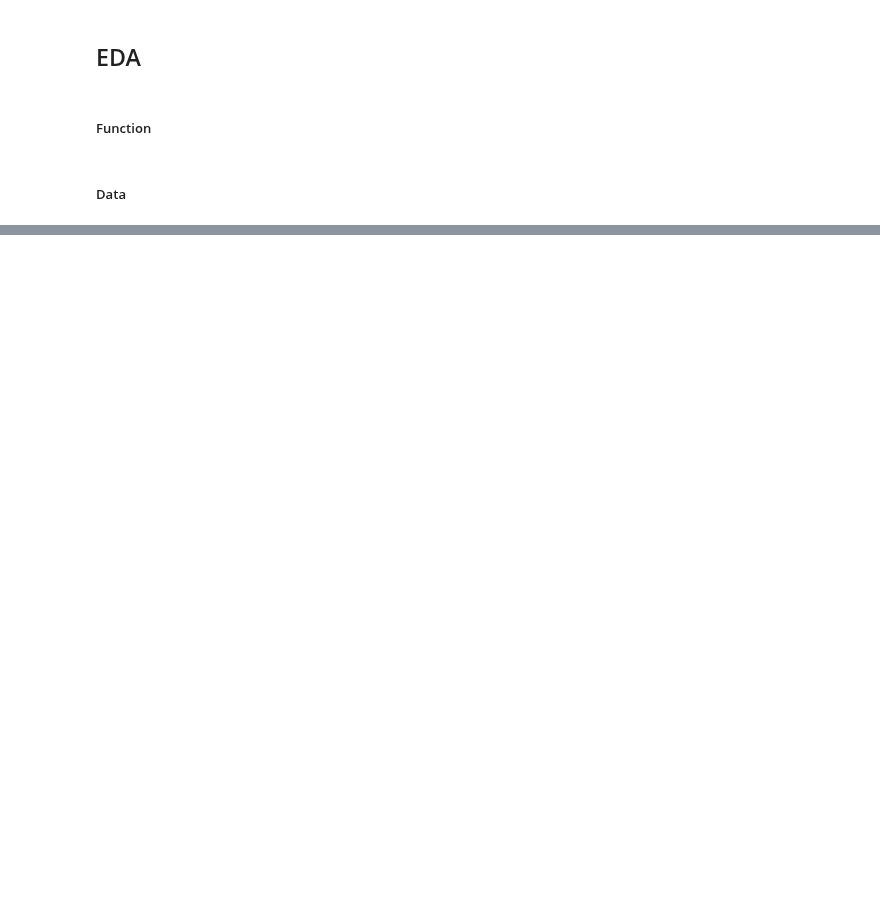
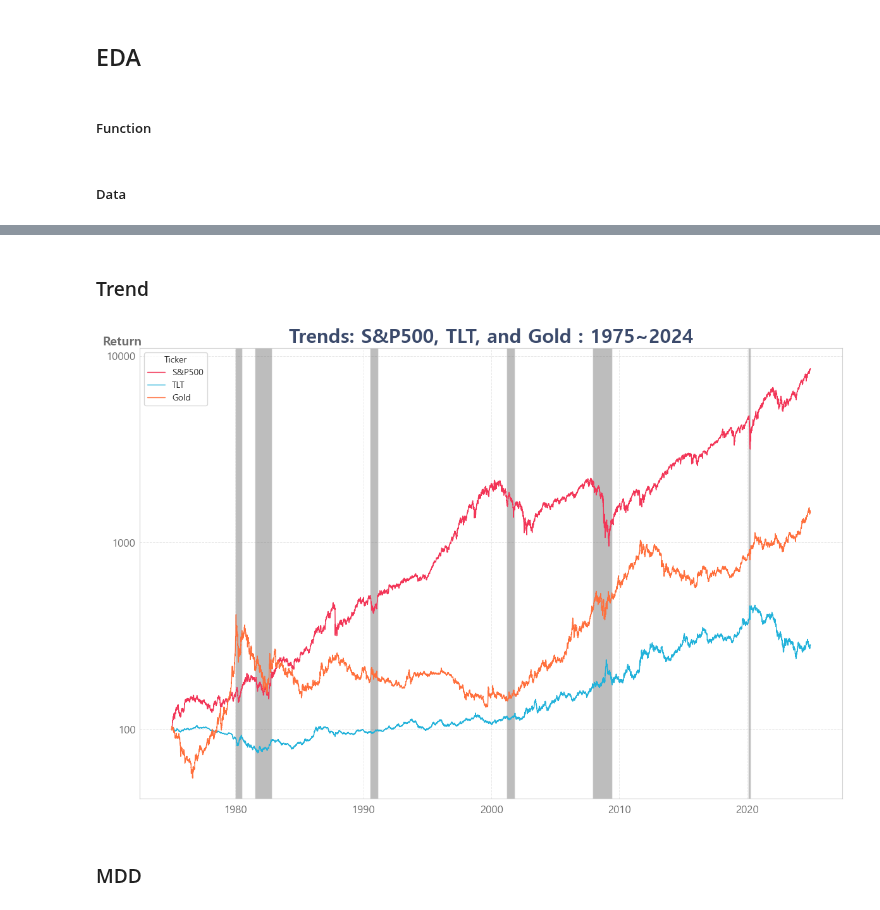
Before and after one commit to sdjhs0327/ws_fn, a Jupyter notebook: strategy/99_04_Report_portfolio.ipynb, the cells around one changed output, grey strips where cells are left out. Drawn from its saved outputs; the diff is of its cells as text; code cells hidden in the pictures; blank space fills up the shorter version.

```diff
--- a/strategy/99_04_Report_portfolio.ipynb
+++ b/strategy/99_04_Report_portfolio.ipynb
@@ -191,31 +218,40 @@ plt.show()
+# %% [markdown]
+### Trend
 # %%
-_df = return_df_type7[['SCHD', '6:4', 'TLT']].copy().reset_index()
-_df = _df.melt(id_vars='index', value_vars=_df.columns, var_name='Ticker', value_name='Value')
+## 시세 트랜드
+_df = dataset[['S&P500', 'TLT', 'Gold']].copy().reset_index()
+_df = _df.melt(id_vars='Date', value_vars=_df.columns, var_name='Ticker', value_name='Value')
 
 plt.figure(figsize=figsize)
-colors = [color_norm, color_sub, color_cont]
-lineplot = sns.lineplot(data=_df, x='index', y='Value', hue='Ticker', palette=colors, linestyle='-', linewidth=2)
-plt.title(f'5-Year Rolling Returns : {dataset_imputed_small.index[0].year}~{dataset_imputed_small.index[-1].year}', fontsize=22, fontweight='bold', color=color_basic)
+colors = [color_norm, color_cont, color_sub]
+lineplot = sns.lineplot(data=_df, x='Date', y='Value', hue='Ticker', palette=colors, linestyle='-', linewidth=1)
+plt.title(f'Trends: S&P500, TLT, and Gold : {dataset.index[0].year}~{dataset.index[-1].year}', fontsize=22, fontweight='bold', color=color_basic)
 plt.ylabel("Return", fontsize=14, labelpad=-40, fontweight="bold", color=color_around, loc="top", rotation=0)
 plt.xlabel("")
 plt.xticks(fontsize=12, color=color_around)
 plt.yticks(fontsize=12, color=color_around)
 
-
-# % 단위를 추가하는 포맷터 함수 정의
-def percent_formatter(x, pos):
-    return f"{int(x)}%"
-# X축, Y축에 % 포맷터 적용
-plt.gca().yaxis.set_major_formatter(FuncFormatter(percent_formatter))
 # 눈금과 축 간격 줄이기
 plt.gca().tick_params(axis="y", pad=1)  # Y축 눈금 패딩 조정
 
-plt.axvspan('2001-03-02', '2001-11-02', facecolor='gray', alpha=0.45)
-plt.axvspan('2007-12-04', '2009-06-01', facecolor='gray', alpha=0.45)
+plt.axvspan('1980-01-02', '1980-07-02', facecolor=color_around, alpha=0.45)
+plt.axvspan('1981-07-01', '1982-11-03', facecolor=color_around, alpha=0.45)
+plt.axvspan('1990-07-05', '1991-03-01', facecolor=color_around, alpha=0.45)
+plt.axvspan('2001-03-02', '2001-11-02', facecolor=color_around, alpha=0.45)
+plt.axvspan('2007-12-04', '2009-06-01', facecolor=color_around, alpha=0.45)
+plt.axvspan('2020-01-31', '2020-04-03', facecolor=color_around, alpha=0.45)
+
+# y축 scale 변경
+plt.yscale("log")
+plt.yticks([100, 1000, 10000], ['100', '1000', '10000'], fontsize=12, color=color_around)
 
 # 그리드 추가
 plt.grid(color=color_around2, linestyle="--", linewidth=0.7, alpha=0.7)
 
 # 그래프 표시
 plt.tight_layout()
 plt.show()
+# %% [output]
+[figure, added]
+# %% [markdown]
+### MDD
```
Also changed, not shown: parts of 19 cells of this notebook, 3 other files.
